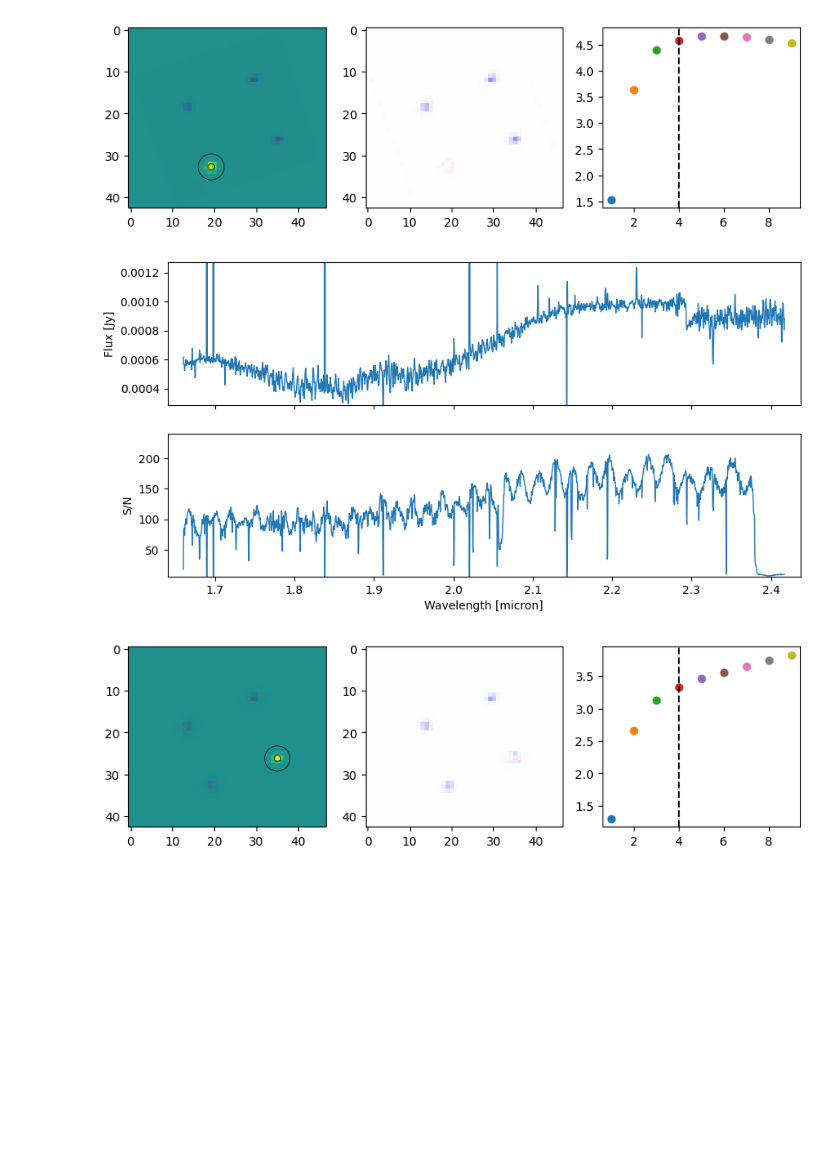
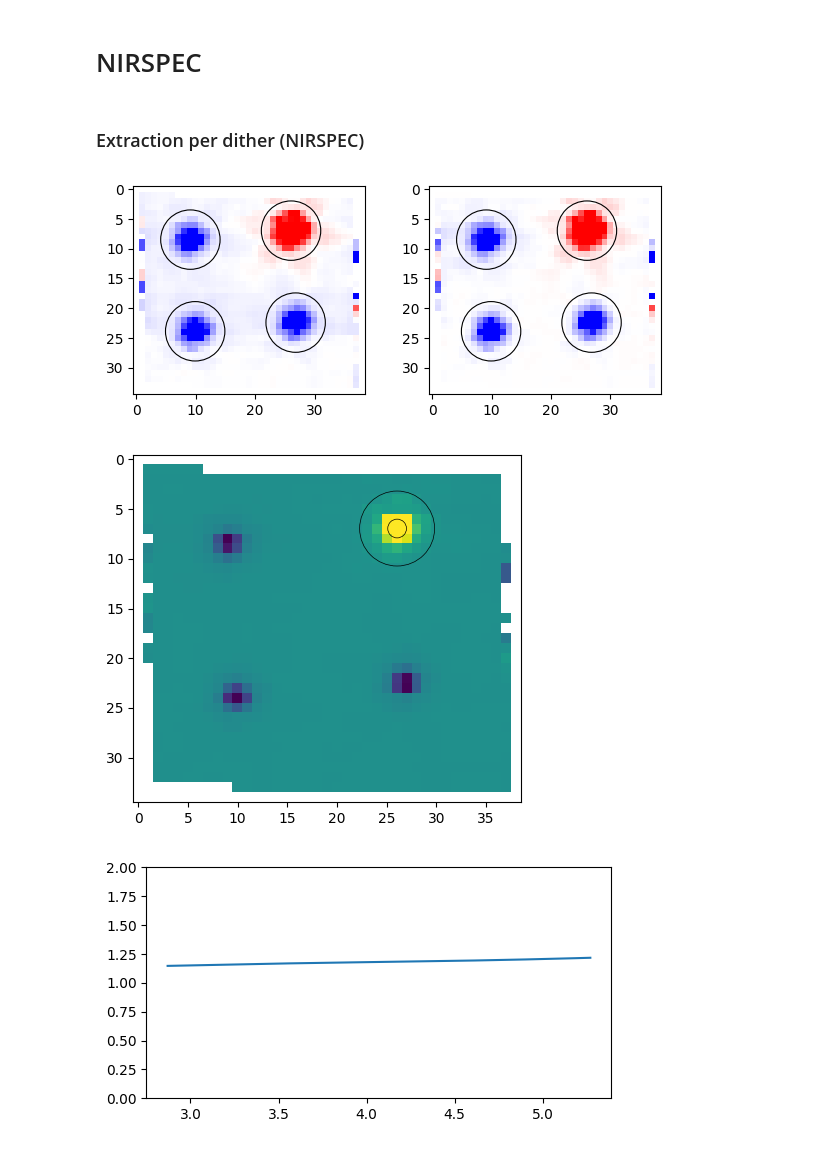
Before and after one commit to samderegt/retrieval_base, a Jupyter notebook: JWST_VHS_1256B/custom_extraction.ipynb, the cells around one changed output. Drawn from its saved outputs; the diff is of its cells as text; code cells hidden in the pictures; blank space fills up the shorter version.

Commit message:
Cleaned up code for custom NIRSpec extraction

```diff
--- a/JWST_VHS_1256B/custom_extraction.ipynb
+++ b/JWST_VHS_1256B/custom_extraction.ipynb
@@ -206,47 +483,84 @@ def convert_Jy_to_F_lam(wave, flux, flux_err):
+# %% [markdown]
+# NIRSPEC
+# %% [markdown]
+### Extraction per dither (NIRSPEC)
 # %%
 %matplotlib inline
-#filename = './ifu_data_01386/MAST_2025-02-26T10_24_21.462Z/JWST/jw01386013001_{0}_{1:05d}/jw01386013001_{0}_{1:05d}_{2}_{3}.fits'
-filename = './ifu_data_01386/stage2/jw01386013001_{0}_{1:05d}_{2}_{3}.fits'
+#filename = './NIRSPEC_ifu_data_01386/MAST_2025-02-26T10_24_21.462Z/JWST/jw01386013001_{0}_{1:05d}/jw01386013001_{0}_{1:05d}_{2}_{3}.fits'
+filename = './NIRSPEC_ifu_data_01386/stage2/jw01386013001_{0}_{1:05d}_{2}_{3}.fits'
 xy_guess = [
-    (19, 33), (28, 11), (13, 18), (35, 26),
+    #(19, 33), (13, 18), (35, 26), (28, 11),
+    [(28, 7), (9, 8), (10, 24), (28, 23)],
+    [(10, 24), (28, 7), (9, 8), (28, 23)],
+    [(28, 23), (28, 7), (9, 8), (10, 24)],
+    [(9, 8), (28, 7), (10, 24), (28, 23)],
 ]
 inf_coeff = 4
 
 all_wave, all_flux, all_flux_err = [], [], []
 
-detector = 'nrs1'
+detector = 'nrs2'
 #grating = 'g140h'
-grating = 'g235h'
-#grating = 'g395h'
-#for dither in range(1,5):
-for dither in [1,4,2,3]:
+#grating = 'g235h'
+grating = 'g395h'
+filters = {'g235h': 'f170lp', 'g395h': 'f290lp', 'g140h': 'f100lp'}
+for dither in range(1,5):
 
     if grating == 'g140h':
         file_s3d = filename.format('03106', dither, detector, 's3d')
         file_x1d = filename.format('03106', dither, detector, 'x1d')
         file_Miles = './Miles_ea_2023/detector{}_f100lp_g140h.txt'.format(detector[-1])
     elif grating == 'g235h':
         file_s3d = filename.format('03102', dither, detector, 's3d')
         file_x1d = filename.format('03102', dither, detector, 'x1d')
         file_Miles = './Miles_ea_2023/detector{}_f170lp_g235h.txt'.format(detector[-1])
     elif grating == 'g395h':
         file_s3d = filename.format('03104', dither, detector, 's3d')
         file_x1d = filename.format('03104', dither, detector, 'x1d')
         file_Miles = './Miles_ea_2023/detector{}_f290lp_g395h.txt'.format(detector[-1])
 
     wave, cube, cube_err = load_data(file_s3d=file_s3d, file_x1d=file_x1d)
-    g_fit = fit_gaussian_2d(cube, xy_guess[dither-1], inf_coeff, plot=True)
 
+    # Correct for the horizontal stripes
+    cube_corrected, xy_guess_new = remove_horizontal_stripes(
+        cube, plot=True, inf_coeff=[5]*4, xy_guess=xy_guess[dither-1]
+        )
+
+    # Locate the point source
+    g_fit = fit_gaussian_2d(cube_corrected, xy_guess_new, inf_coeff, plot=True)
     aper_kwargs = dict(
         positions=(g_fit.x_mean.value, g_fit.y_mean.value), theta=g_fit.theta.value,
         a=g_fit.x_stddev.value*inf_coeff, b=g_fit.y_stddev.value*inf_coeff
         )
-    flux, flux_err = extract_1d(wave, cube, cube_err, aper_kwargs, plot=True)
+    flux, flux_err = extract_1d(wave, cube_corrected, cube_err, aper_kwargs, plot=False)
+
+    #'''
+    if dither == 1:
+        # Only instantiate the ApertureCorrection object once
+        A = ApertureCorrection(wave=wave, disperser=grating.upper(), filter=filters[grating])
+
+    # Correct for the missing flux outside of the aperture
+    aperture_correction = A.get_correction_factor(aper_kwargs)
+    flux     *= aperture_correction
+    flux_err *= aperture_correction
+    #'''
 
     all_wave.append(wave)
     all_flux.append(flux)
     all_flux_err.append(flux_err)
+
+# Combine the dithers
+wave_final, flux_final, flux_err_final = weighted_mean(all_wave, all_flux, all_flux_err, sigma_clip=20, plot=True)#, xlim=(2.12,2.23))
+# Convert to regular units
+flux_final, flux_err_final = convert_Jy_to_F_lam(wave_final, flux_final, flux_err_final)
+
+# Save the results
+np.savetxt(
+    './Miles_ea_2023/reduction_05_03_2025/nirspec_{}_{}.dat'.format(grating[1:], detector[-1]),
+    np.array([wave_final, flux_final, flux_err_final]).T, delimiter=',',
+    header='Wavelength (microns), Flux(W/m^2/microns), Flux Error(W/m^2/microns)',
+    )
 # %% [output]
-[figure, old version]
+[figure, new version]
-[figure, old version]
+[figure, new version]
-[figure, old version]
+[figure, new version]
```
Also changed, not shown: parts of 12 cells of this notebook, 3 other files.
